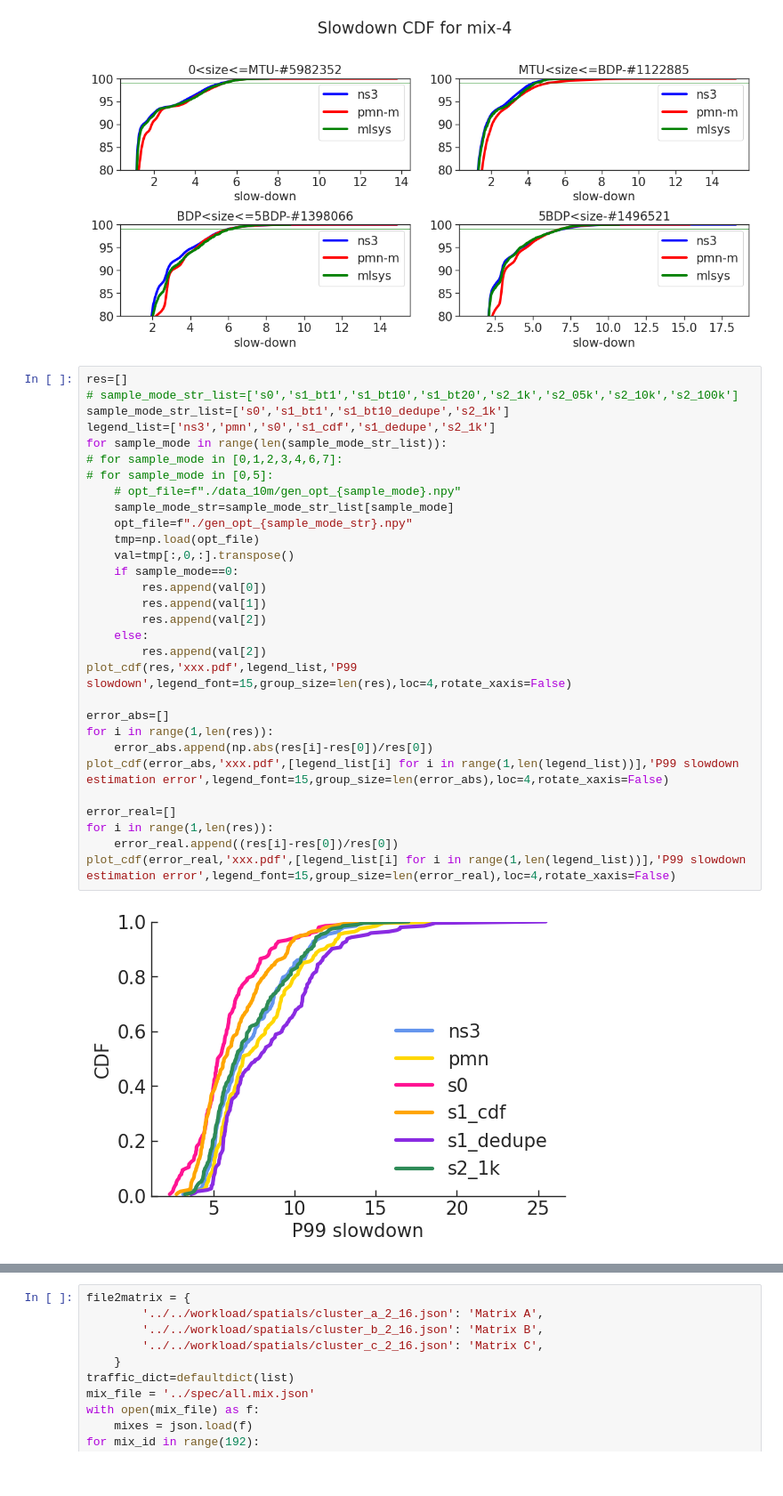
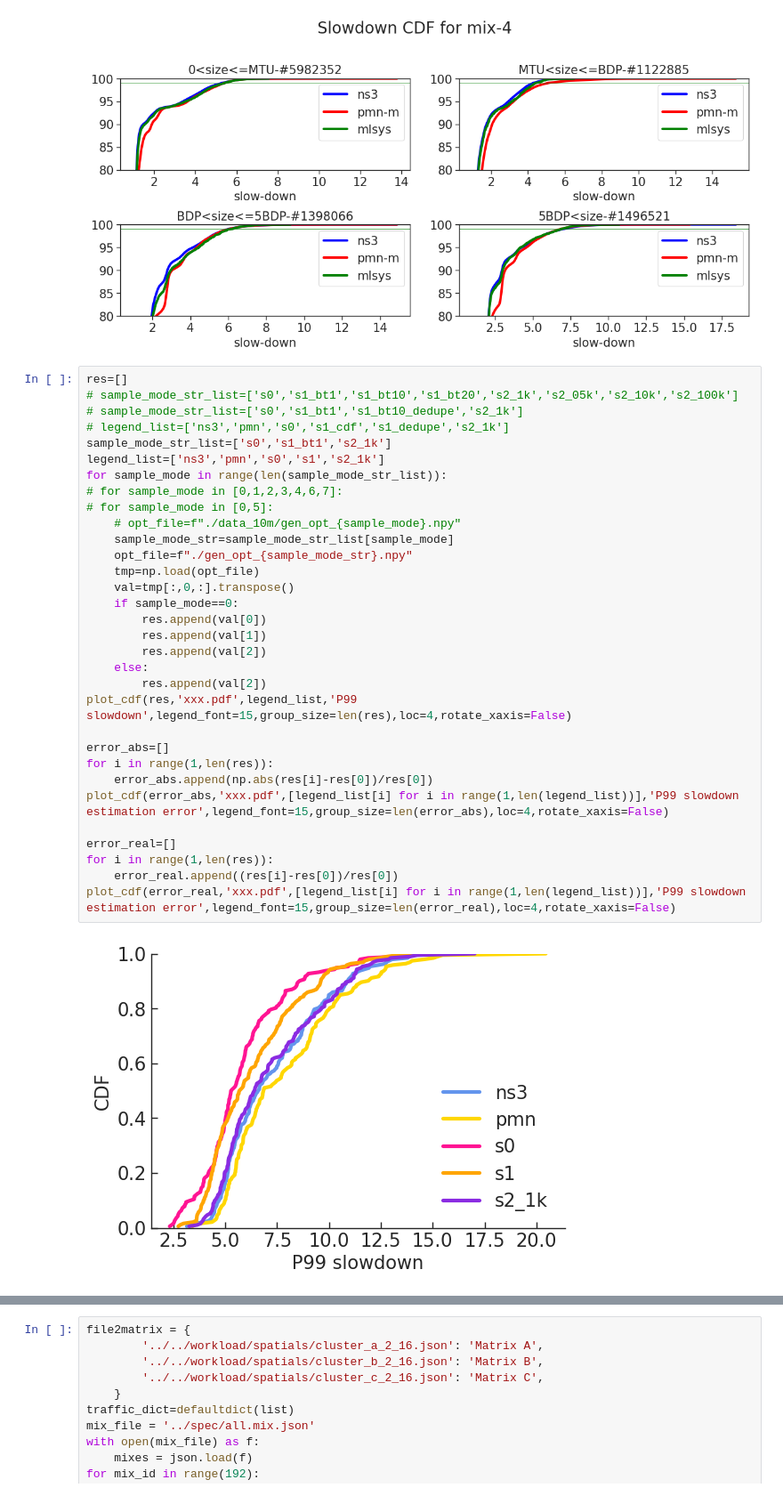
Before and after one commit to uw-polestar/parsimon-eval, a Jupyter notebook: expts/fig_8/analysis/gen_opt_obs.ipynb, the cells around one changed output, grey strips where cells are left out. Shown at 89% size. Drawn from its saved outputs; the diff is of its cells as text.

```diff
--- a/expts/fig_8/analysis/gen_opt_obs.ipynb
+++ b/expts/fig_8/analysis/gen_opt_obs.ipynb
@@ -810,32 +810,34 @@ df_ns3: 9999824, df_pmn_m: 10000000, df_mlsys: 31416
 # %%
 res=[]
 # sample_mode_str_list=['s0','s1_bt1','s1_bt10','s1_bt20','s2_1k','s2_05k','s2_10k','s2_100k']
-sample_mode_str_list=['s0','s1_bt1','s1_bt10_dedupe','s2_1k']
-legend_list=['ns3','pmn','s0','s1_cdf','s1_dedupe','s2_1k']
+# sample_mode_str_list=['s0','s1_bt1','s1_bt10_dedupe','s2_1k']
+# legend_list=['ns3','pmn','s0','s1_cdf','s1_dedupe','s2_1k']
+sample_mode_str_list=['s0','s1_bt1','s2_1k']
+legend_list=['ns3','pmn','s0','s1','s2_1k']
 for sample_mode in range(len(sample_mode_str_list)):
 # for sample_mode in [0,1,2,3,4,6,7]:
 # for sample_mode in [0,5]:
     # opt_file=f"./data_10m/gen_opt_{sample_mode}.npy"
     sample_mode_str=sample_mode_str_list[sample_mode]
     opt_file=f"./gen_opt_{sample_mode_str}.npy"
     tmp=np.load(opt_file)
     val=tmp[:,0,:].transpose()
     if sample_mode==0:
         res.append(val[0])
         res.append(val[1])
         res.append(val[2])
     else:
         res.append(val[2])
 plot_cdf(res,'xxx.pdf',legend_list,'P99 slowdown',legend_font=15,group_size=len(res),loc=4,rotate_xaxis=False)
 
 error_abs=[]
 for i in range(1,len(res)):
     error_abs.append(np.abs(res[i]-res[0])/res[0])
 plot_cdf(error_abs,'xxx.pdf',[legend_list[i] for i in range(1,len(legend_list))],'P99 slowdown estimation error',legend_font=15,group_size=len(error_abs),loc=4,rotate_xaxis=False)
 
 error_real=[]
 for i in range(1,len(res)):
     error_real.append((res[i]-res[0])/res[0])
 plot_cdf(error_real,'xxx.pdf',[legend_list[i] for i in range(1,len(legend_list))],'P99 slowdown estimation error',legend_font=15,group_size=len(error_real),loc=4,rotate_xaxis=False)
 # %% [output]
-[figure, old version]
+[figure, new version]
```
Also changed, not shown: parts of 1 cell of this notebook, 13 other files.
